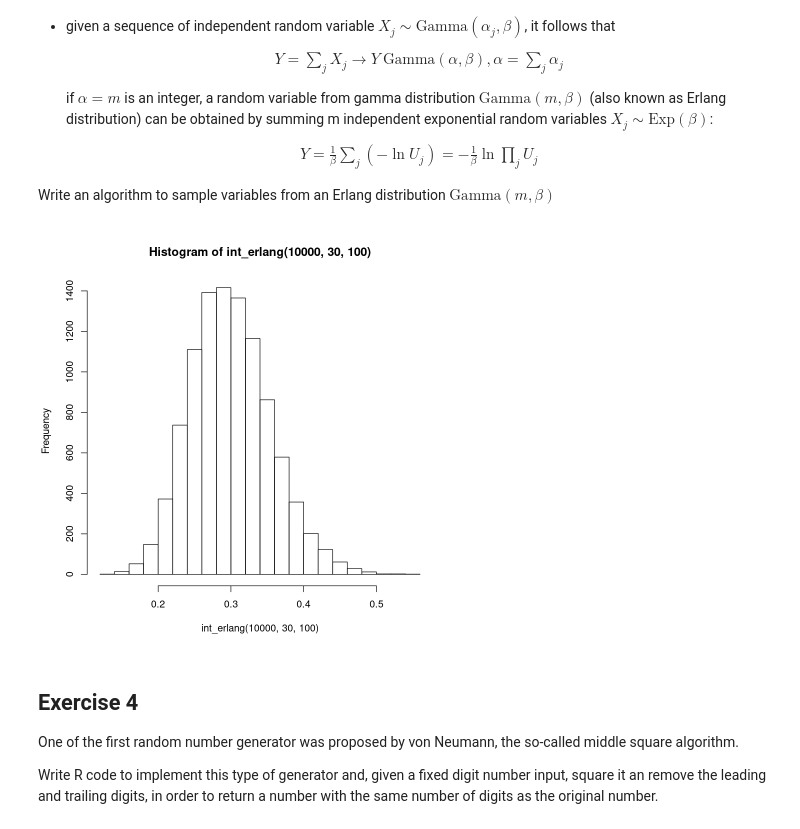
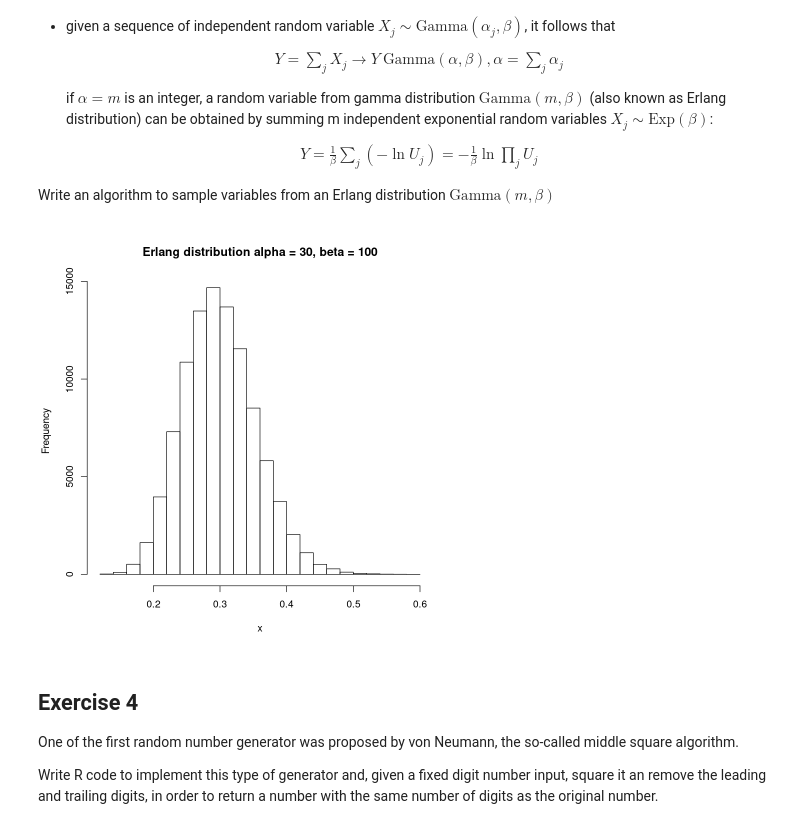
Before and after one commit to eigen-carmona/AdvStats, a Jupyter notebook: lab4/ex4.ipynb, the cells around one changed output. Drawn from its saved outputs; the diff is of its cells as text; code cells hidden in the pictures.

```diff
--- a/lab4/ex4.ipynb
+++ b/lab4/ex4.ipynb
@@ -66,9 +90,9 @@ $$
 Write an algorithm to sample variables from an Erlang distribution $\text{Gamma}(m, \beta)$
 # %%
 int_erlang <- function(N,m,bet) replicate(N,-sum(log(runif(m)))/bet)
-hist(int_erlang(10000,30,100))
+hist(int_erlang(100000,30,100), main = 'Erlang distribution alpha = 30, beta = 100', xlab = 'x')
 # %% [output]
-[figure, old version]
+[figure, new version]
 # %% [markdown]
 ## Exercise 4
 One of the first random number generator was proposed by von Neumann, the so-called middle square algorithm.
```
Also changed, not shown: parts of 4 cells of this notebook.
